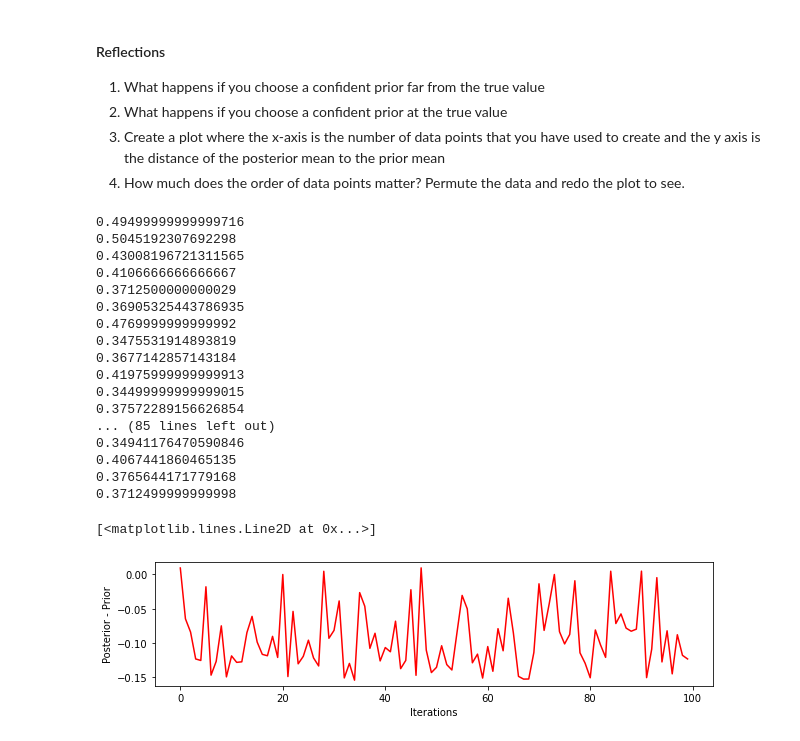
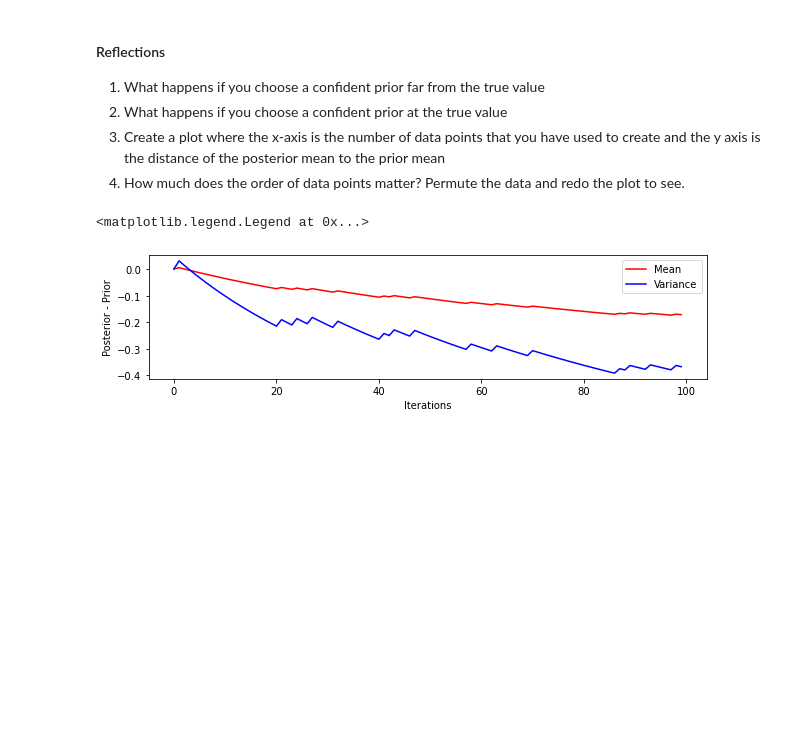
Before and after one commit to hcbh96/mlrw_notes_and_code, a Jupyter notebook: Untitled.ipynb, the cells around one changed output. Cells and saved outputs as stored; diff of their text form; code cells hidden in the pictures; blank space fills up the shorter version.

```diff
--- a/Untitled.ipynb
+++ b/Untitled.ipynb
@@ -115,8 +115,8 @@ X = np.random.binomial(1,mu,N)
 mu_test = np.linspace(0,1,100)
 
 # now lets define our prior
-a = 20
-b = 80
+a = 50
+b = 50
 
 # p(mu) = Beta(alpha,beta)
 prior_mu = beta.pdf(mu_test,a,b)
@@ -135,11 +135,21 @@ ax.set_ylabel('$p(\mu|\mathbf{x})$')
 # and update our assumption with this
 index = np.random.permutation(X.shape[0])
 
+y = posterior(a,b,X[:index[1]])
+
 for i in range(0,X.shape[0]):
     y = posterior(a,b,X[:index[i]])
     plt.plot(mu_test,y,'r',alpha=0.3)
+    np.argmax(y)
 
-y = posterior(a,b,X)
+# Permutes data running multiple times shows
+# the final distribution is invarinant to the order
+# in which the data is provided.
+index = np.random.permutation(X.shape[0])
+
+X_perm = X[index]
+y = posterior(a,b,X_perm)
+#y = posterior(a,b,X)
 
 plt.plot(mu_test,y,'b',linewidth=4.0)
 # %% [output]
@@ -168,55 +178,38 @@ b = 50
 # p(mu) = Beta(alpha,beta)
 prior_mu = beta.pdf(mu_test,a,b)
 
 # create figure
 fig = plt.figure(figsize=(10,5))
 ax1 = fig.add_subplot(211)
 ax1.set_xlabel('Iterations')
 ax1.set_ylabel('Posterior - Prior')
 
 
 # Var and Mean from prior
 mean_prior = np.mean(mu_test * np.transpose(prior_mu))
 var_prior = np.var(mu_test * np.transpose(prior_mu))
-print(mean_prior)
+
 
 # lets pick a random (uniform) point from the data
 # and update our assumption with this
 index = np.random.permutation(X.shape[0])
 
 # Save distances to arrays
 change_mean = []
 change_var = []
 
 # On each iteration calc distance from posterior to prior mean
 for i in range(0,X.shape[0]):
-    y = posterior(a,b,X[:index[i]])
-    mean_posterior = np.mean(mu_test * np.transpose(y))
+    y = posterior(a,b,X[index[range(0,i)]])
+    mean_posterior = np.mean(mu_test * y)
     var_posterior = np.var(mu_test * np.transpose(y))
-    print(mean_posterior)
     change_mean.append(mean_posterior - mean_prior)
-    #change_var.append((var_posterior - var_prior)**2)
+    change_var.append(var_posterior - var_prior)
 
 
 plt.plot(range(0,X.shape[0]), change_mean,'r')
-#plt.plot(range(0,X.shape[0]),change_var,'b')
+plt.plot(range(0,X.shape[0]), change_var,'b')
+plt.legend(["Mean", "Variance"])
 # %% [output]
-0.49499999999999716
-0.5045192307692298
-0.43008196721311565
-0.4106666666666667
-0.3712500000000029
-0.36905325443786935
-0.4769999999999992
-0.3475531914893819
-0.3677142857143184
-0.41975999999999913
-0.34499999999999015
-0.37572289156626854
-... (85 lines left out)
-0.34941176470590846
-0.4067441860465135
-0.3765644171779168
-0.3712499999999998
+<matplotlib.legend.Legend at 0x...>
-[<matplotlib.lines.Line2D at 0x...>]
-[figure, old version]
+[figure, new version]
```
Also changed, not shown: parts of 7 cells of this notebook.
